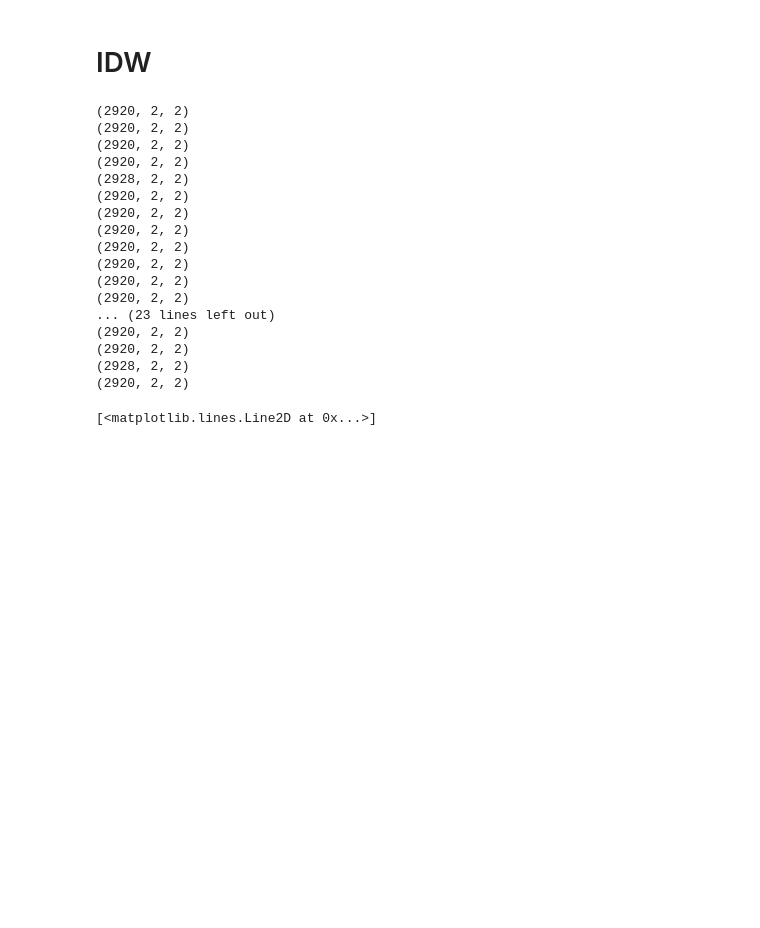
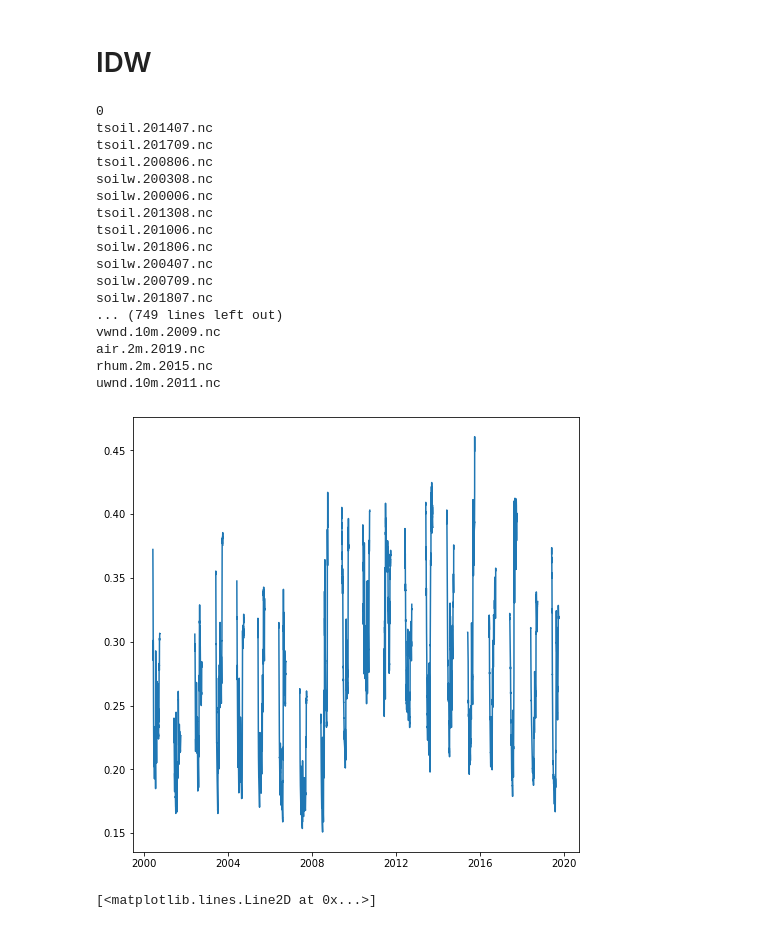
Before and after one commit to June-Skeeter/NARRDownload, a Jupyter notebook: DataDownloader.ipynb, the cells around one changed output. Drawn from its saved outputs; the diff is of its cells as text; code cells hidden in the pictures; blank space fills up the shorter version.

```diff
--- a/DataDownloader.ipynb
+++ b/DataDownloader.ipynb
@@ -55,7 +55,8 @@ months = np.arange(6,10)
 Subsurface_fields = ['tsoil','soilw']
 Surface_fields = ['air.2m','uwnd.10m','vwnd.10m',#'pres.sfc',
 #                   'dswrf','dlwrf','uswrf.ntat','ulwrf.ntat',
-                  'apcp'#,'tcdc','hpbl'
+                  'apcp',#,'tcdc','hpbl',
+                  'rhum.2m'
                  ]
 clear = False
 
@@ -189,41 +190,42 @@ def simple_idw(x, y, z, xi, yi):
     zi = np.dot(weights.T, z)
     return zi
 
+Mask = np.array([
+    [1,1,1,1,1],
+    [1,1,1,1,1],
+    [0,0,1,1,0],
+    [0,0,0,0,0],
+    [0,0,0,0,0]])
+
 Dir='Data/Subsurface/'
 y = [-134.857734]
 x = [69.386080]
-Depth = [0,10,40]
+Depth = [0,10,40,100]
 # plt.figure()
 for d,depth in enumerate(Depth):
+    print(d)
     for i,dsname in enumerate(os.listdir(Dir)):
         if dsname!='.ipynb_checkpoints':
+            print(dsname)
             fh = Dataset(Dir+dsname, mode='r')
             time=fh.variables['time'][:]
-            lons = fh.variables['lon'][2:3,2:4]
-            lats = fh.variables['lat'][2:3,2:4]
+            lons = fh.variables['lon'][:][Mask==1]#[2:3,2:4]
+            lats = fh.variables['lat'][:][Mask==1]#[2:3,2:4]
             var = dsname.split('.')[0]
-            query = fh.variables[var][:,:,2:3,2:4]
-#             Mask = [[np.nan for i in range(5)]]
+            query = fh.variables[var][:][:,:,Mask==1]
 
-#             print(var)
 #             print(query[0,0,:,:])
             if var == 'tsoil':
                 query-=273.15
             fh.close()
-#             idw=np.array([Q[d,2:4,2:4].mean() for Q in query]).flatten()
-#             idw=query[2,2]
-#             print(idw,query[2,2])
             idw = np.array([
                 simple_idw(
                     lons.flatten(),
                     lats.flatten(),
-                    ## Interpolating masked values with mean
-                    ## This ins't the best method
-                    ## Replace with something better
-#                     Q.filled(Q.mean()).flatten(),
                     Q.flatten(),
                     np.array(y),
-                    np.array(x)) for Q in query[:,d,:,:]]).flatten()
+                    np.array(x)) for Q in query[:,d,:]]).flatten()
+#             print(idw)
             if i+d == 0:
                 Data = pd.DataFrame(data={var+'_'+str(depth):idw},
                                 index=datetime(1800,1,1)+timedelta(hours=1)*time-timedelta(hours=0))
@@ -236,61 +238,63 @@ for d,depth in enumerate(Depth):
 Dir='Data/Surface/'
 for i,dsname in enumerate(os.listdir(Dir)):
     if dsname!='.ipynb_checkpoints':
+        print(dsname)
         fh = Dataset(Dir+dsname, mode='r')
         time=fh.variables['time'][:]
-        lons = fh.variables['lon'][2:4,2:4]
-        lats = fh.variables['lat'][2:4,2:4]
+        lons = fh.variables['lon'][:]#[2:4,2:4]
+        lats = fh.variables['lat'][:]#[2:4,2:4]
         var = dsname.split('.')[0]
-        query = fh.variables[var][:,2:4,2:4]
+        query = fh.variables[var][:]#[:,2:4,2:4]
 #         print(query.shape)
         if var == 'air':
             query-=273.15
         fh.close()
 #         idw=np.array([Q[2,2] for Q in query]).flatten()
         idw = np.array([
             simple_idw(
                 lons.flatten(),
                 lats.flatten(),
                 Q.flatten(),
                 np.array(y),
                 np.array(x)) for Q in query]).flatten()
 #         print(idw)
         if i == -1:
             Data = pd.DataFrame(data={var:idw},
                             index=datetime(1800,1,1)+timedelta(hours=1)*time-timedelta(hours=0))
         else:
             Data = Data.append(pd.DataFrame(data={var:idw},
                             index=datetime(1800,1,1)+timedelta(hours=1)*time-timedelta(hours=0)))
 
 Data=Data.groupby(Data.index).mean()
 
 Data['Wind_Speed'] = (Data['uwnd']**2+Data['vwnd']**2)**.5
 
 Data['Wind_Dir'] = 180+180/np.pi*np.arctan2(Data['vwnd'],Data['uwnd'])
 
 plt.figure(figsize=(8,8))
 plt.plot(Data.index,Data['soilw_0'])
 
 
 Data.to_csv('NARRData.csv')
 # %% [output]
-(2920, 2, 2)
-(2920, 2, 2)
-(2920, 2, 2)
-(2920, 2, 2)
-(2928, 2, 2)
-(2920, 2, 2)
-(2920, 2, 2)
-(2920, 2, 2)
-(2920, 2, 2)
-(2920, 2, 2)
-(2920, 2, 2)
-(2920, 2, 2)
-... (23 lines left out)
-(2920, 2, 2)
-(2920, 2, 2)
-(2928, 2, 2)
-(2920, 2, 2)
+0
+tsoil.201407.nc
+tsoil.201709.nc
+tsoil.200806.nc
+soilw.200308.nc
+soilw.200006.nc
+tsoil.201308.nc
+tsoil.201006.nc
+soilw.201806.nc
+soilw.200407.nc
+soilw.200709.nc
+soilw.201807.nc
+... (749 lines left out)
+vwnd.10m.2009.nc
+air.2m.2019.nc
+rhum.2m.2015.nc
+uwnd.10m.2011.nc
+[figure, added]
 # %%
 # print(Data[['soilw_10','tsoil_0']])##.sort_values())
 # # plt.figure(figsize=(8,8))
```
Also changed, not shown: parts of 4 cells of this notebook, 2 other files.
